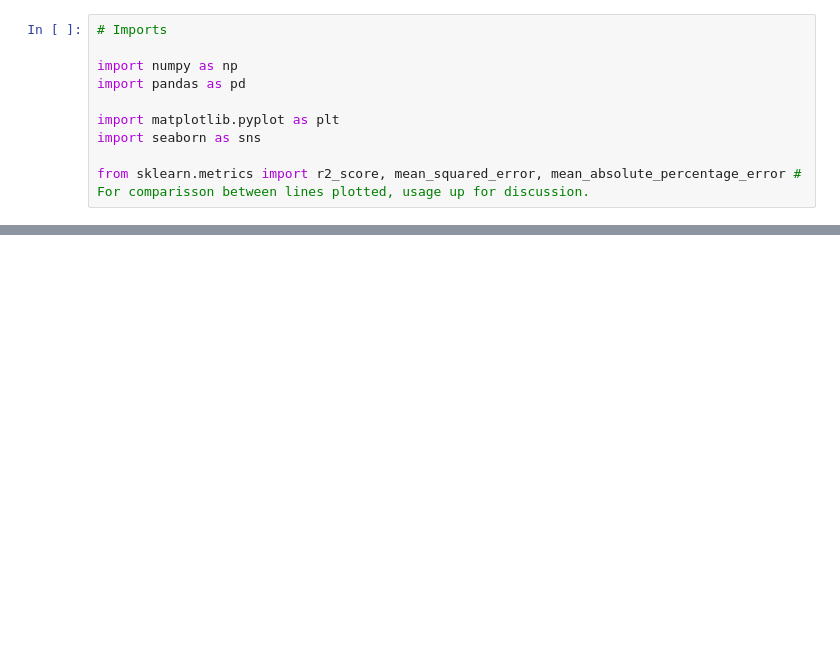
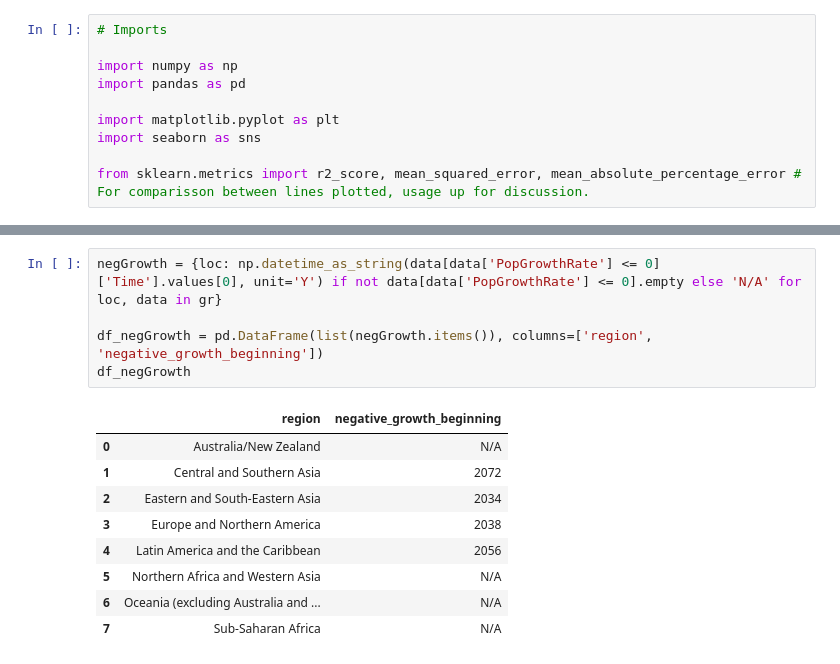
Before and after one commit to GongJr0/UW_Data_Science_Population_Analysis, a Jupyter notebook: Analysis.ipynb, the cells around one changed output, grey strips where cells are left out. Cells and saved outputs as stored; diff of their text form; blank space fills up the shorter version.

```diff
--- a/Analysis.ipynb
+++ b/Analysis.ipynb
@@ -33,0 +71,15 @@ df['Time'] = pd.to_datetime(df['Time'], format='%Y') # format = '%Y' is the only
+# %%
+negGrowth = {loc: np.datetime_as_string(data[data['PopGrowthRate'] <= 0]['Time'].values[0], unit='Y') if not data[data['PopGrowthRate'] <= 0].empty else 'N/A' for loc, data in gr}
+
+df_negGrowth = pd.DataFrame(list(negGrowth.items()), columns=['region', 'negative_growth_beginning'])
+df_negGrowth
+# %% [output]
+|  | region | negative_growth_beginning |
+| 0 | Australia/New Zealand | N/A |
+| 1 | Central and Southern Asia | 2072 |
+| 2 | Eastern and South-Eastern Asia | 2034 |
+| 3 | Europe and Northern America | 2038 |
+| 4 | Latin America and the Caribbean | 2056 |
+| 5 | Northern Africa and Western Asia | N/A |
+| 6 | Oceania (excluding Australia and ... | N/A |
+| 7 | Sub-Saharan Africa | N/A |
```
Also changed, not shown: parts of 6 cells of this notebook.
